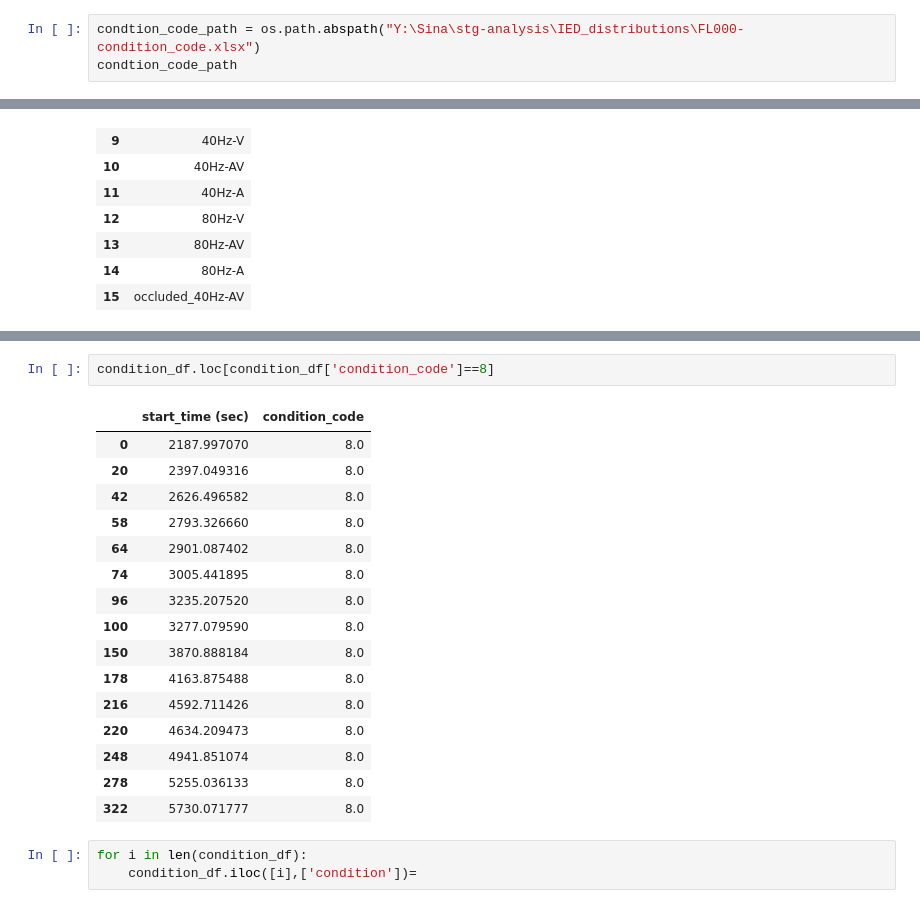
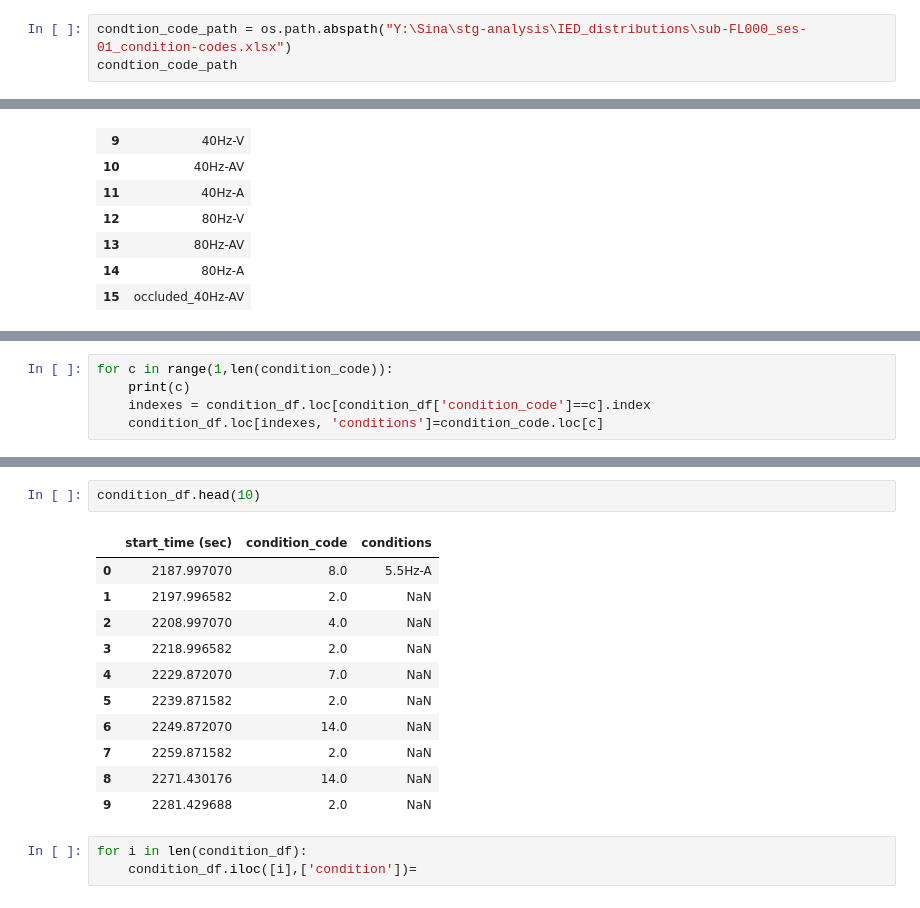
Before and after one commit to Simurgh818/IED_distributions, a Jupyter notebook: IED_distributions.ipynb, the cells around one changed output, grey strips where cells are left out. Cells and saved outputs as stored; diff of their text form.

Commit message:
drafting a matlab script to import condition codes.

```diff
--- a/IED_distributions.ipynb
+++ b/IED_distributions.ipynb
@@ -582,6 +566,6 @@ condition_df.head(10)
 | 8 | 2271.430176 | 14.0 |
 | 9 | 2281.429688 | 2.0 |
 # %%
-condtion_code_path = os.path.abspath("Y:\Sina\stg-analysis\IED_distributions\FL000-condition_code.xlsx")
+condtion_code_path = os.path.abspath("Y:\Sina\stg-analysis\IED_distributions\sub-FL000_ses-01_condition-codes.xlsx")
 condtion_code_path
 # %% [output]
@@ -637,0 +639,5 @@ len(condition_df)
+# %%
+for c in range(1,len(condition_code)):
+    print(c)
+    indexes = condition_df.loc[condition_df['condition_code']==c].index
+    condition_df.loc[indexes, 'conditions']=condition_code.loc[c]
@@ -638,22 +659,17 @@ len(condition_df)
 # %%
-condition_df.loc[condition_df['condition_code']==8]
+condition_df.head(10)
 # %% [output]
-|  | start_time (sec) | condition_code |
-| 0 | 2187.997070 | 8.0 |
-| 20 | 2397.049316 | 8.0 |
-| 42 | 2626.496582 | 8.0 |
-| 58 | 2793.326660 | 8.0 |
-| 64 | 2901.087402 | 8.0 |
-| 74 | 3005.441895 | 8.0 |
-| 96 | 3235.207520 | 8.0 |
-| 100 | 3277.079590 | 8.0 |
-| 150 | 3870.888184 | 8.0 |
-| 178 | 4163.875488 | 8.0 |
-| 216 | 4592.711426 | 8.0 |
-| 220 | 4634.209473 | 8.0 |
-| 248 | 4941.851074 | 8.0 |
-| 278 | 5255.036133 | 8.0 |
-| 322 | 5730.071777 | 8.0 |
+|  | start_time (sec) | condition_code | conditions |
+| 0 | 2187.997070 | 8.0 | 5.5Hz-A |
+| 1 | 2197.996582 | 2.0 | NaN |
+| 2 | 2208.997070 | 4.0 | NaN |
+| 3 | 2218.996582 | 2.0 | NaN |
+| 4 | 2229.872070 | 7.0 | NaN |
+| 5 | 2239.871582 | 2.0 | NaN |
+| 6 | 2249.872070 | 14.0 | NaN |
+| 7 | 2259.871582 | 2.0 | NaN |
+| 8 | 2271.430176 | 14.0 | NaN |
+| 9 | 2281.429688 | 2.0 | NaN |
 # %%
 for i in len(condition_df):
     condition_df.iloc([i],['condition'])=
```
Also changed, not shown: parts of 7 cells of this notebook, 2 other files.
